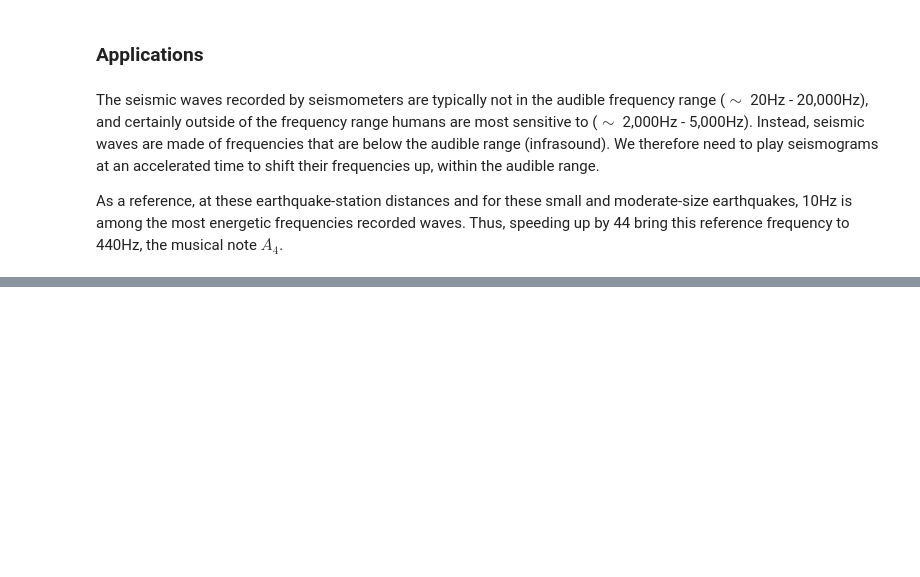
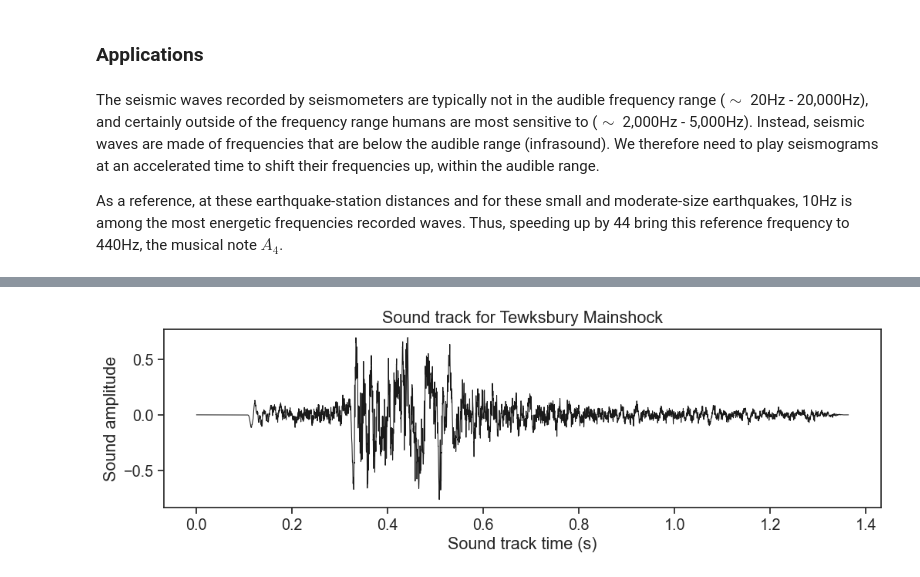
Before and after one commit to ebeauce/sounds_of_jersey, a Jupyter notebook: notebooks/sounds_of_jersey.ipynb, the cells around one changed output, grey strips where cells are left out. Saved outputs shown, nothing was run; the diff lists cells and outputs as text; code cells hidden in the pictures; blank space fills up the shorter version.

```diff
--- a/notebooks/sounds_of_jersey.ipynb
+++ b/notebooks/sounds_of_jersey.ipynb
@@ -203,7 +210,7 @@ Text(0.5, 1.0, 'The Jersey earthquakes recorded at station PAL')
 ### Sonification library
 # %%
 def make_single_wavesound(
-    waveform, sampling_rate, speed_factor, audio_sampling_rate
+    waveform, sampling_rate, speed_factor, audio_sampling_rate, max_amplitude=None
 ):
     """
     Generate a multi-speaker waveform by resampling and normalizing the input waveform.
@@ -240,7 +247,7 @@ def make_single_wavesound(
         waveform, sampling_rate_accelerated_signal_hz, int(audio_sampling_rate)
     )
 
-    data_norm = normalization(data_resampled)
+    data_norm = normalization(data_resampled, max_amplitude=max_amplitude)
 
     return data_norm
 
@@ -275,7 +284,6 @@ As a reference, at these earthquake-station distances and for these small and mo
 # %%
-# SPEED_FACTOR = 44.
-# SPEED_FACTOR = 22.
-SPEED_FACTOR = 18.
+SPEED_FACTOR = 44.
+# SPEED_FACTOR = 18.
 AUDIO_SAMPLING_RATE_HZ = 44100.
 # %%
 tracks = {}
@@ -308,0 +297,12 @@ ipd.Audio(tracks["05_august_2025"], rate=AUDIO_SAMPLING_RATE_HZ)
+# %%
+# mainshock
+name = "tewksbury_mainshock"
+fig, ax = plt.subplots(num=name, figsize=(12, 3))
+time_track = np.arange(len(tracks[name])) / AUDIO_SAMPLING_RATE_HZ
+ax.set_title(f"Sound track for {name.replace('_', ' ').title()}")
+ax.plot(time_track, tracks[name], lw=0.75, color="k")
+ax.set_ylabel("Sound amplitude")
+ax.set_xlabel("Sound track time (s)")
+
+ipd.Audio(tracks[name], rate=AUDIO_SAMPLING_RATE_HZ)
+# %% [output]
@@ -308,0 +310 @@ ipd.Audio(tracks["05_august_2025"], rate=AUDIO_SAMPLING_RATE_HZ)
+[figure, added]
```
Also changed, not shown: parts of 22 cells of this notebook.
